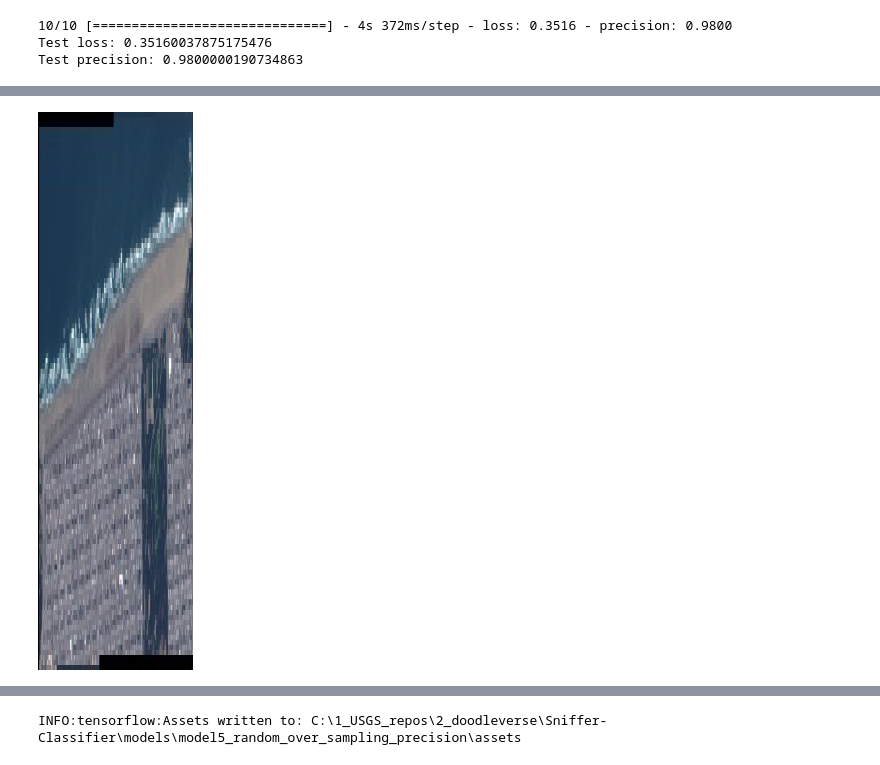
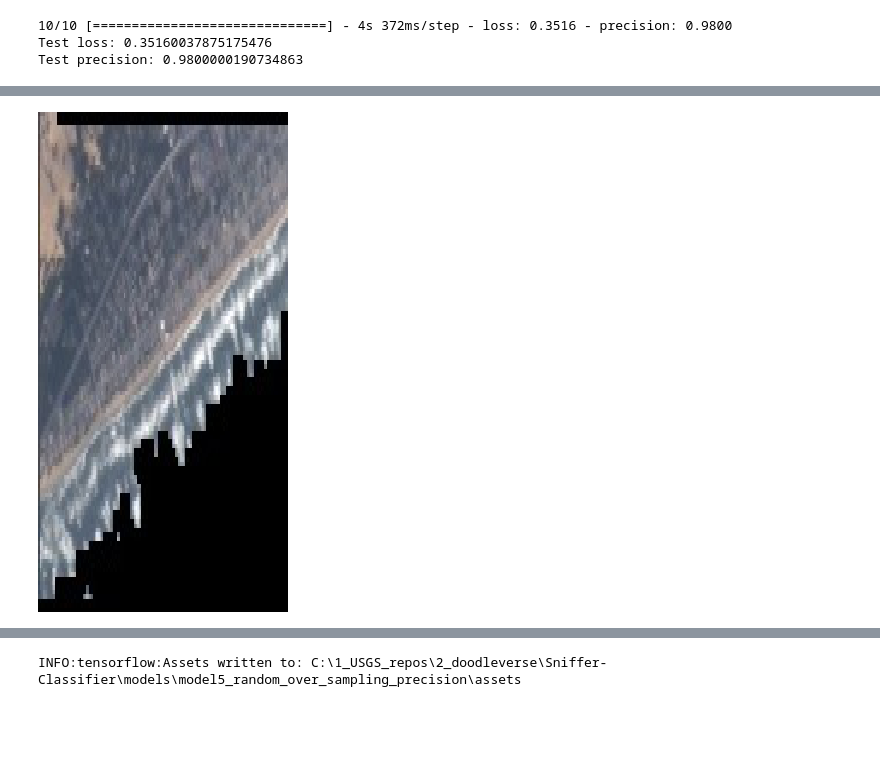
Before and after one commit to 2320sharon/Sniffer-Classifier, a Jupyter notebook: classifier_random_over_sampling.ipynb, the cells around one changed output, grey strips where cells are left out. Drawn from its saved outputs; the diff is of its cells as text; code cells hidden in the pictures; blank space fills up the shorter version.

Commit message:
Predictions shown with images

```diff
--- a/classifier_random_over_sampling.ipynb
+++ b/classifier_random_over_sampling.ipynb
@@ -358,7 +359,8 @@ print('Test precision:', score[1])
 Test loss: 0.35160037875175476
 Test precision: 0.9800000190734863
 # %%
-image_path=r"C:\Users\Sharon\Downloads\duck-20220412T220723Z-001\duck"+os.sep+"2000-04-12-18-20-29_L5_rgb.jpg"
-image_path=r"C:\Users\Sharon\Downloads\ob-20220412T220737Z-001\ob"+os.sep+"2017-09-25-18-52-27_L8_rgbr.jpg"
+images_path=r"C:\Users\sfitzpatrick\Downloads\duck-20220412T220723Z-001\duck"
+image_path=r"C:\Users\sfitzpatrick\Downloads\duck-20220412T220723Z-001\duck"+os.sep+"2015-11-14-15-41-10_L8_rgbr.jpg" #good
+image_path=r"C:\Users\sfitzpatrick\Downloads\duck-20220412T220723Z-001\duck"+os.sep+"2014-04-17-15-40-59_L8_rgbr.jpg"
 image_path
 # %% [output]
@@ -365,0 +368,13 @@ image_path
+# %%
+import os
+display_images=[]
+image_array=[]
+for file in os.listdir(images_path):
+    file_path=images_path+os.sep+file
+    img = keras.preprocessing.image.load_img(
+    file_path, target_size=(500,250))
+    display_images.append(img)
+    img_array = keras.preprocessing.image.img_to_array(img)
+    image_array.append(img_array)
+image_array=np.array(image_array)
+print(image_array.shape)
@@ -366,7 +403,8 @@ image_path
 # %%
+# Transform image into an array
 img = keras.preprocessing.image.load_img(
-    image_path, target_size=(900,250)
+    image_path, target_size=(500,250)
 )
 img
 # %% [output]
-[figure, old version]
+[figure, new version]
```
Also changed, not shown: parts of 11 cells of this notebook.
